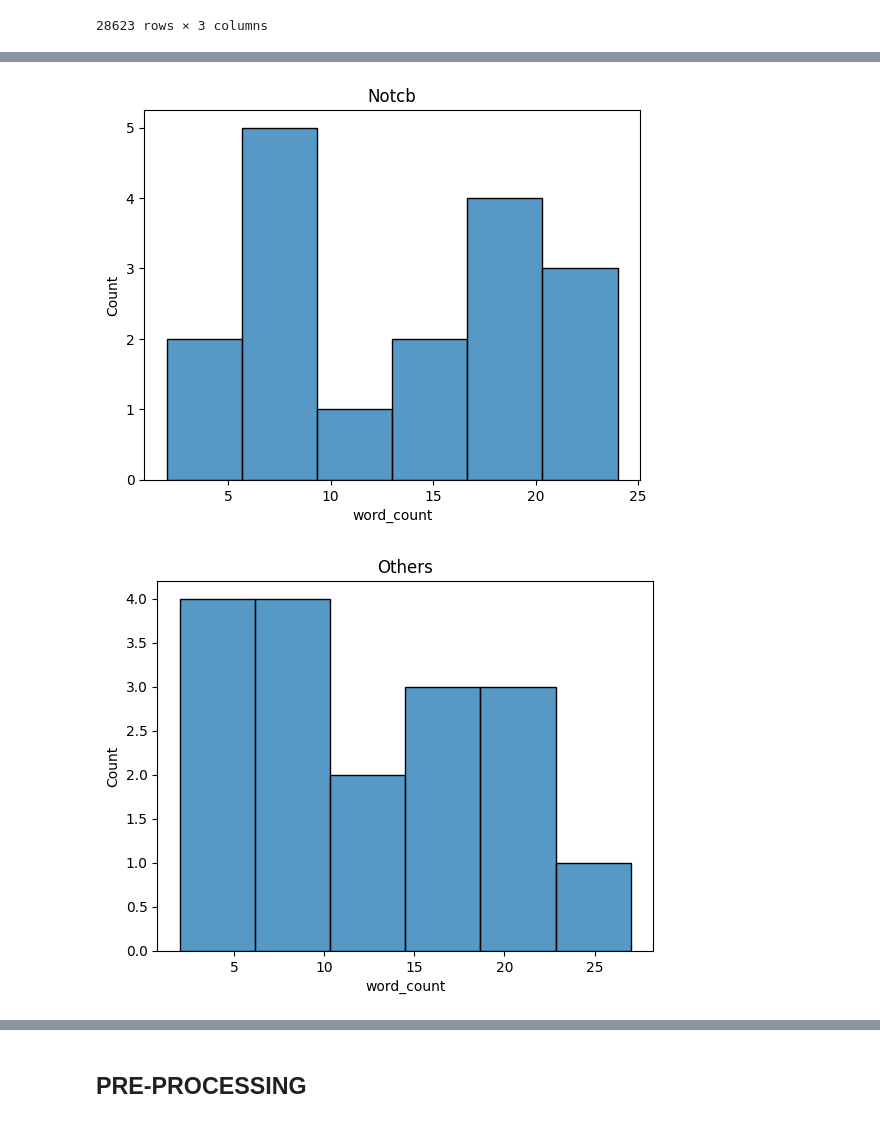
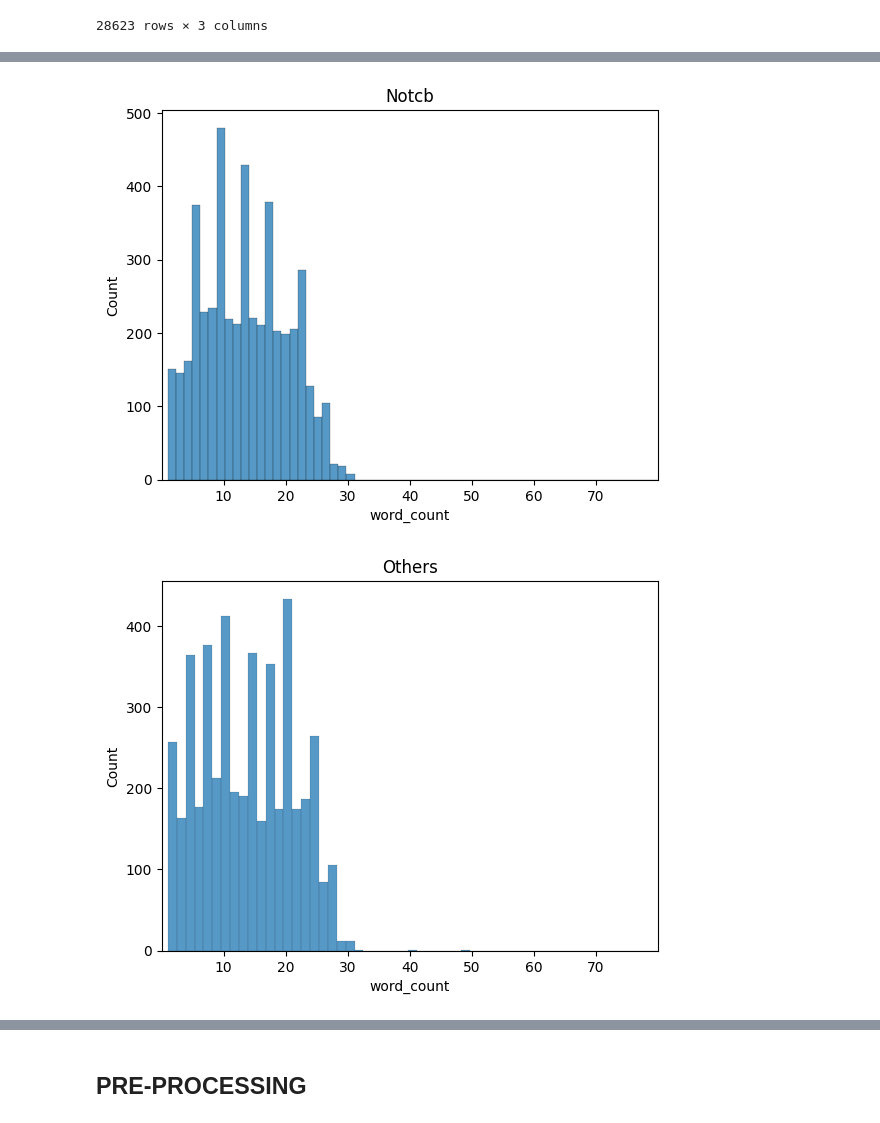
Before and after one commit to bgoldfe2/Machine-Learning-with-Python, a Jupyter notebook: NLP_Classical_ML.ipynb, the cells around one changed output, grey strips where cells are left out. Saved outputs shown, nothing was run; the diff lists cells and outputs as text; code cells hidden in the pictures.

```diff
--- a/NLP_Classical_ML.ipynb
+++ b/NLP_Classical_ML.ipynb
@@ -171,7 +171,7 @@ df = pd.DataFrame({
     'Average Unique Word Count':uwc
 })
 
-df_detailed = pd.melt(df, id_vars=['Average Cyberbullying Traits'], value_vars=['Average Char Count', 'Average Word Count',  'Average Unique Word Count'])
+df_detailed = pd.melt(df, id_vars=['Average Cyberbullying Traits'], value_vars=['Average Word Count',  'Average Unique Word Count']) #['Average Char Count', 'Average Word Count',  'Average Unique Word Count'])
 
 ax = sns.barplot(x = "Average Cyberbullying Traits", y = "value", hue = "variable", data = df_detailed)
 # %% [output]
@@ -196,9 +196,14 @@ trait  Religion 29.971375233354077
 # %%
 for trt in range(tgt_num):
     train_words=df_train[df_train['target']==trt]['word_count']
-    train_words = train_words[train_words.index <= 100]
+    #train_words = train_words[train_words.index <= 100]
 
     #train_words = train_words['text'].str.len()<100]
-    plt.figure(trt)
-    sns.histplot(train_words).set(title=trt_dict[trt])
+    fig, ax = plt.subplots()
+    sns.histplot(train_words, ax=ax).set(title=trt_dict[trt])
+    ax.set_xlim(0,80)
+    ax.set_xticks(range(10,80,10))
+
+    # for i in ax.containers:
+    #     ax.bar_label(i,)
 # %% [output]
@@ -208,2 +213,2 @@ for trt in range(tgt_num):
-[figure, old version]
+[figure, new version]
-[figure, old version]
+[figure, new version]
```
Also changed, not shown: parts of 8 cells of this notebook, 1 other file.
